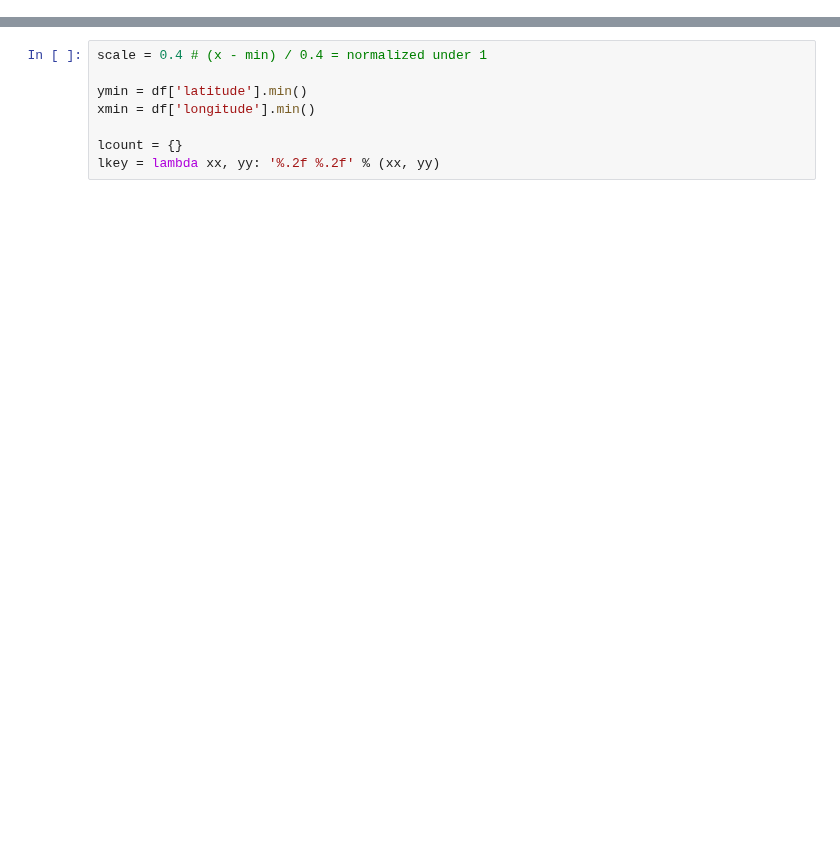
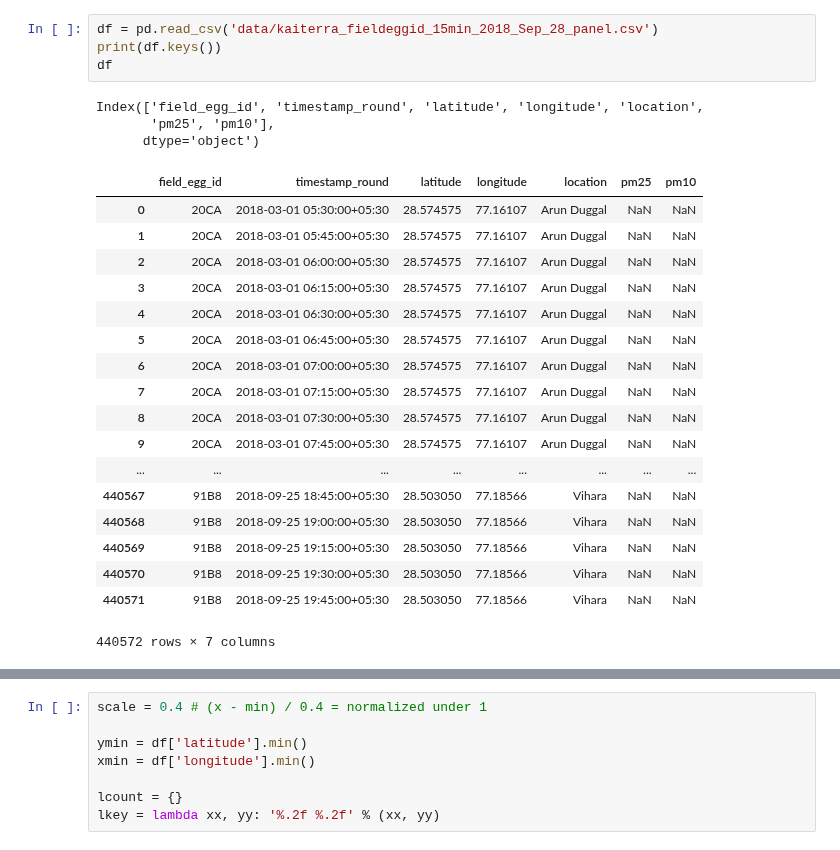
Before and after one commit to ankitbha/hidden_hotspots, a Jupyter notebook: PreviewData.ipynb, the cells around one changed output, grey strips where cells are left out. Cells and saved outputs as stored; diff of their text form; blank space fills up the shorter version.

```diff
--- a/PreviewData.ipynb
+++ b/PreviewData.ipynb
@@ -49,3 +13,29 @@ df
+# %%
+df = pd.read_csv('data/kaiterra_fieldeggid_15min_2018_Sep_28_panel.csv')
+print(df.keys())
+df
+# %% [output]
+Index(['field_egg_id', 'timestamp_round', 'latitude', 'longitude', 'location',
+       'pm25', 'pm10'],
+      dtype='object')
+|  | field_egg_id | timestamp_round | latitude | longitude | location | pm25 | pm10 |
+| 0 | 20CA | 2018-03-01 05:30:00+05:30 | 28.574575 | 77.16107 | Arun Duggal | NaN | NaN |
+| 1 | 20CA | 2018-03-01 05:45:00+05:30 | 28.574575 | 77.16107 | Arun Duggal | NaN | NaN |
+| 2 | 20CA | 2018-03-01 06:00:00+05:30 | 28.574575 | 77.16107 | Arun Duggal | NaN | NaN |
+| 3 | 20CA | 2018-03-01 06:15:00+05:30 | 28.574575 | 77.16107 | Arun Duggal | NaN | NaN |
+| 4 | 20CA | 2018-03-01 06:30:00+05:30 | 28.574575 | 77.16107 | Arun Duggal | NaN | NaN |
+| 5 | 20CA | 2018-03-01 06:45:00+05:30 | 28.574575 | 77.16107 | Arun Duggal | NaN | NaN |
+| 6 | 20CA | 2018-03-01 07:00:00+05:30 | 28.574575 | 77.16107 | Arun Duggal | NaN | NaN |
+| 7 | 20CA | 2018-03-01 07:15:00+05:30 | 28.574575 | 77.16107 | Arun Duggal | NaN | NaN |
+| 8 | 20CA | 2018-03-01 07:30:00+05:30 | 28.574575 | 77.16107 | Arun Duggal | NaN | NaN |
+| 9 | 20CA | 2018-03-01 07:45:00+05:30 | 28.574575 | 77.16107 | Arun Duggal | NaN | NaN |
+| ... | ... | ... | ... | ... | ... | ... | ... |
+| 440567 | 91B8 | 2018-09-25 18:45:00+05:30 | 28.503050 | 77.18566 | Vihara | NaN | NaN |
+| 440568 | 91B8 | 2018-09-25 19:00:00+05:30 | 28.503050 | 77.18566 | Vihara | NaN | NaN |
+| 440569 | 91B8 | 2018-09-25 19:15:00+05:30 | 28.503050 | 77.18566 | Vihara | NaN | NaN |
+| 440570 | 91B8 | 2018-09-25 19:30:00+05:30 | 28.503050 | 77.18566 | Vihara | NaN | NaN |
+| 440571 | 91B8 | 2018-09-25 19:45:00+05:30 | 28.503050 | 77.18566 | Vihara | NaN | NaN |
+440572 rows × 7 columns
 # %%
 print(df['latitude'].min(), df['latitude'].max(), df['latitude'].mean())
 print(df['longitude'].min(), df['longitude'].max(), df['longitude'].mean())
```
Also changed, not shown: parts of 21 cells of this notebook, 3 other files.
